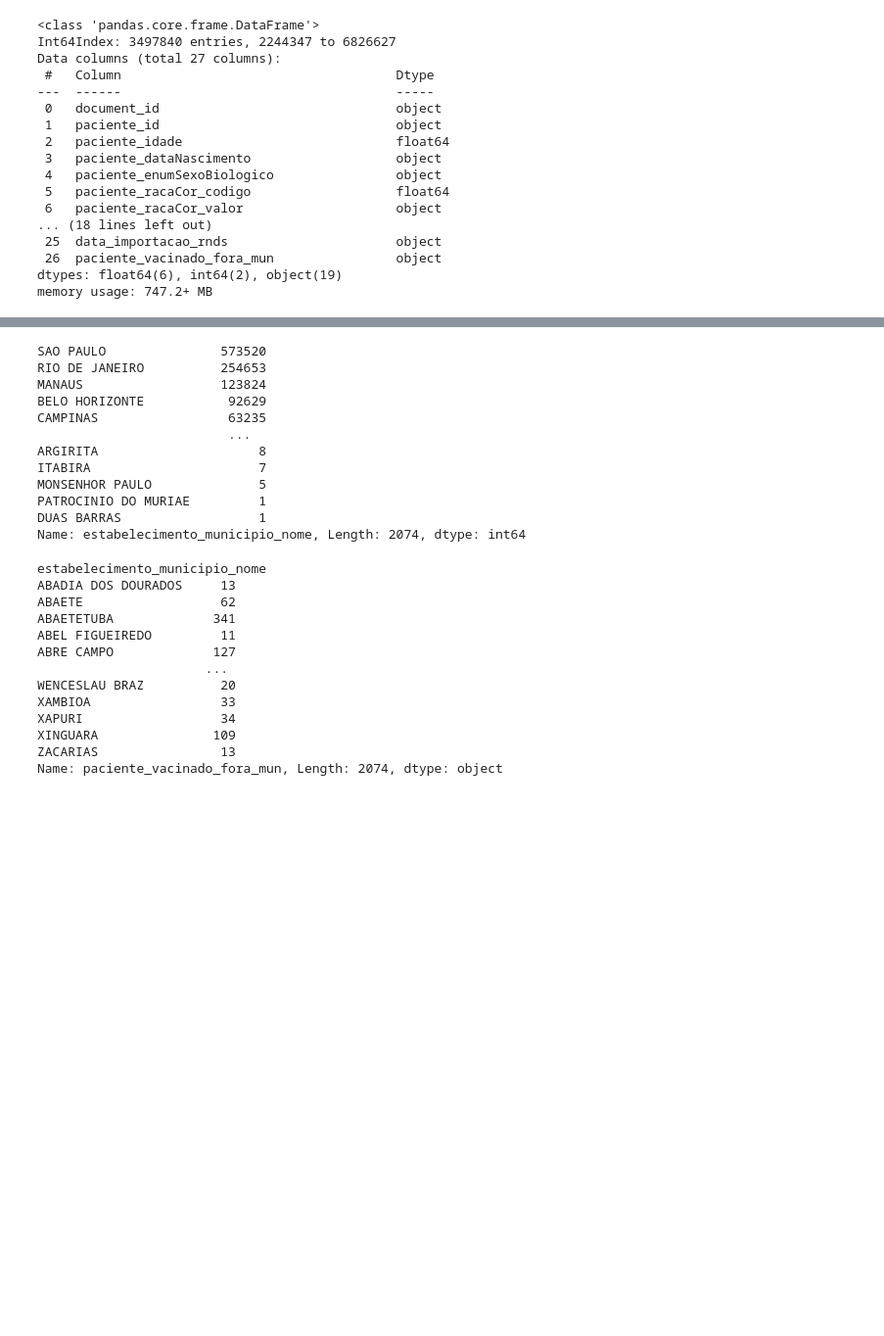
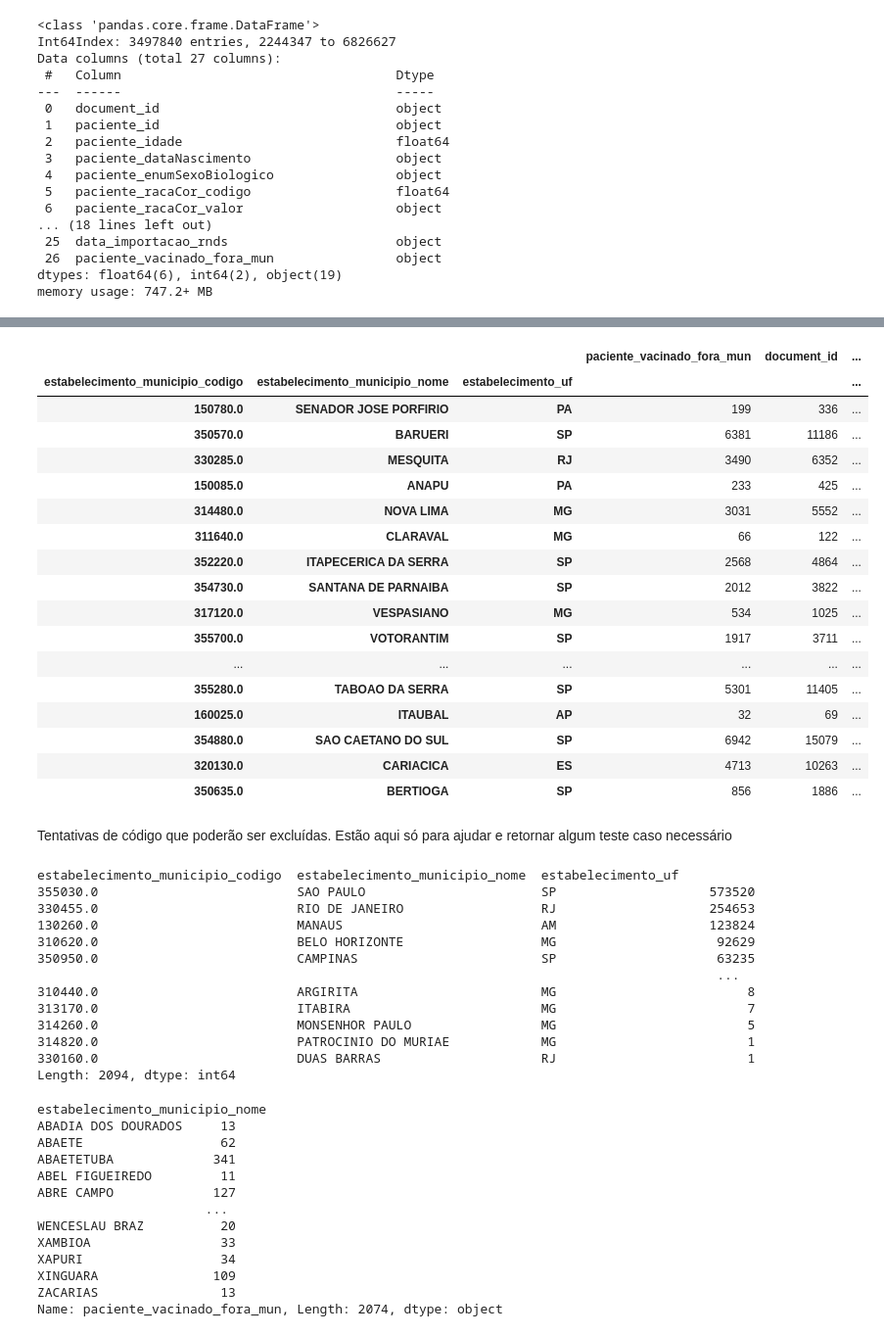
Before and after one commit to massaoiwanaga/topespsi, a Jupyter notebook: TESI_VAC_COVID.ipynb, the cells around one changed output, grey strips where cells are left out. Shown at 98% size. Saved outputs shown, nothing was run; the diff lists cells and outputs as text; code cells hidden in the pictures; blank space fills up the shorter version.

```diff
--- a/TESI_VAC_COVID.ipynb
+++ b/TESI_VAC_COVID.ipynb
@@ -1680,0 +1729,26 @@ memory usage: 106.7+ MB
+# %%
+# Ordenar o dataframe pelos municípios que mais vacinaram pessoas que residem fora do município proporcionalmente em relação à população vacinada
+df_fora_perc = df_fora_mun3.sort_values('perc_fora_mun', ascending=False)
+df_fora_perc.head(30)
+# %% [output]
+|  |  |  | paciente_vacinado_fora_mun | document_id | ... |
+| estabelecimento_municipio_codigo | estabelecimento_municipio_nome | estabelecimento_uf |  |  | ... |
+| 150780.0 | SENADOR JOSE PORFIRIO | PA | 199 | 336 | ... |
+| 350570.0 | BARUERI | SP | 6381 | 11186 | ... |
+| 330285.0 | MESQUITA | RJ | 3490 | 6352 | ... |
+| 150085.0 | ANAPU | PA | 233 | 425 | ... |
+| 314480.0 | NOVA LIMA | MG | 3031 | 5552 | ... |
+| 311640.0 | CLARAVAL | MG | 66 | 122 | ... |
+| 352220.0 | ITAPECERICA DA SERRA | SP | 2568 | 4864 | ... |
+| 354730.0 | SANTANA DE PARNAIBA | SP | 2012 | 3822 | ... |
+| 317120.0 | VESPASIANO | MG | 534 | 1025 | ... |
+| 355700.0 | VOTORANTIM | SP | 1917 | 3711 | ... |
+| ... | ... | ... | ... | ... | ... |
+| 355280.0 | TABOAO DA SERRA | SP | 5301 | 11405 | ... |
+| 160025.0 | ITAUBAL | AP | 32 | 69 | ... |
+| 354880.0 | SAO CAETANO DO SUL | SP | 6942 | 15079 | ... |
+| 320130.0 | CARIACICA | ES | 4713 | 10263 | ... |
+| 350635.0 | BERTIOGA | SP | 856 | 1886 | ... |
+# %% [markdown]
+Tentativas de código que poderão ser excluídas.
+Estão aqui só para ajudar e retornar algum teste caso necessário
@@ -1681,18 +1759,19 @@ memory usage: 106.7+ MB
 # %%
 # total de vacinados por municipio
-df_vacinacao_mun.estabelecimento_municipio_nome.value_counts()
+df_vacinacao_mun[['estabelecimento_municipio_codigo','estabelecimento_municipio_nome','estabelecimento_uf']].value_counts()
 # %% [output]
-SAO PAULO               573520
-RIO DE JANEIRO          254653
-MANAUS                  123824
-BELO HORIZONTE           92629
-CAMPINAS                 63235
-                         ...
-ARGIRITA                     8
-ITABIRA                      7
-MONSENHOR PAULO              5
-PATROCINIO DO MURIAE         1
-DUAS BARRAS                  1
-Name: estabelecimento_municipio_nome, Length: 2074, dtype: int64
+estabelecimento_municipio_codigo  estabelecimento_municipio_nome  estabelecimento_uf
+355030.0                          SAO PAULO                       SP                    573520
+330455.0                          RIO DE JANEIRO                  RJ                    254653
+130260.0                          MANAUS                          AM                    123824
+310620.0                          BELO HORIZONTE                  MG                     92629
+350950.0                          CAMPINAS                        SP                     63235
+                                                                                         ...
+310440.0                          ARGIRITA                        MG                         8
+313170.0                          ITABIRA                         MG                         7
+314260.0                          MONSENHOR PAULO                 MG                         5
+314820.0                          PATROCINIO DO MURIAE            MG                         1
+330160.0                          DUAS BARRAS                     RJ                         1
+Length: 2094, dtype: int64
 # %%
 # total de vacinados fora do município
```
Also changed, not shown: parts of 11 cells of this notebook.
